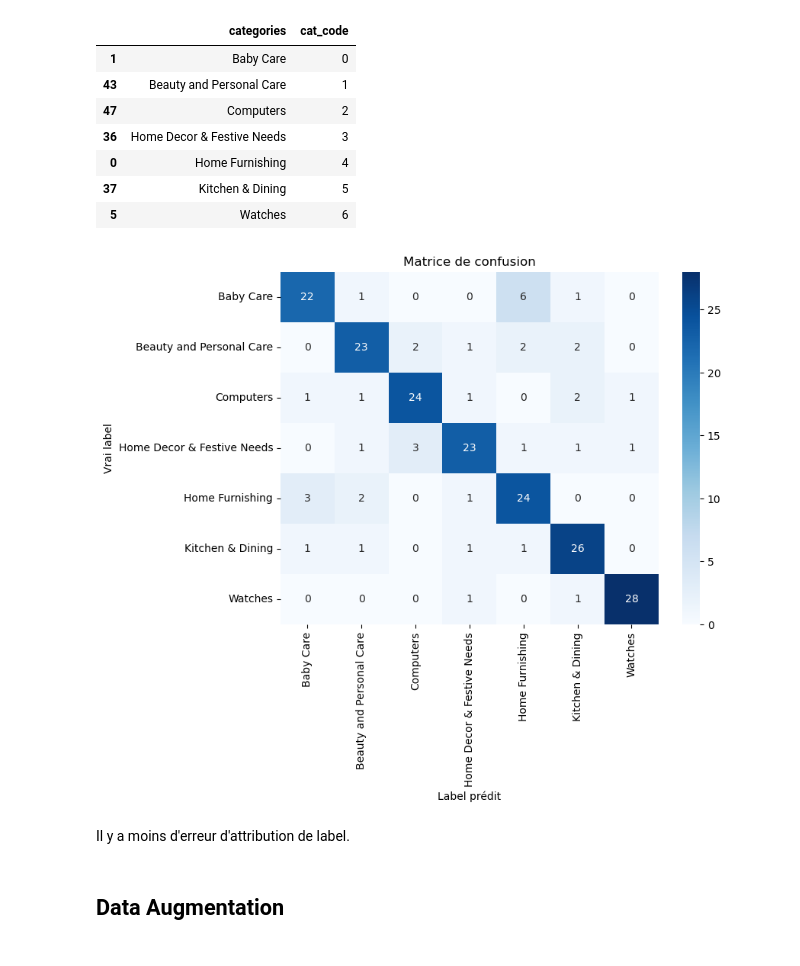
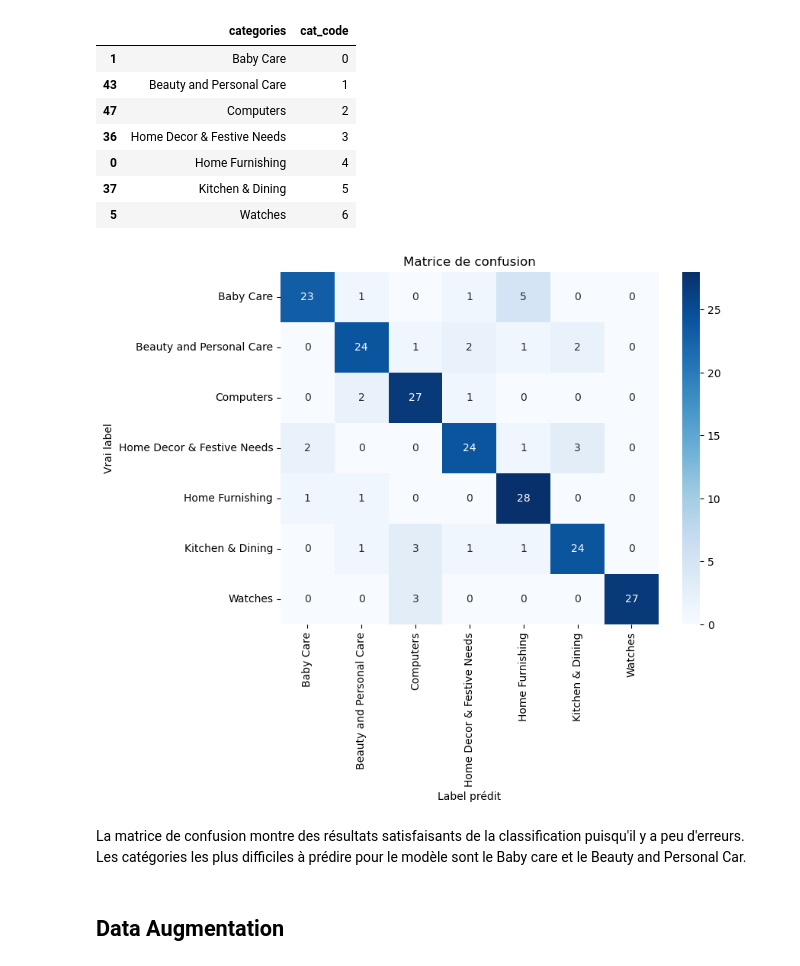
Before and after one commit to ManonVilla/OCProjet6, a Jupyter notebook: VILLA_Manon_3_CCN_Transfert_Learning.ipynb, the cells around one changed output. Saved outputs shown, nothing was run; the diff lists cells and outputs as text; code cells hidden in the pictures.

```diff
--- a/VILLA_Manon_3_CCN_Transfert_Learning.ipynb
+++ b/VILLA_Manon_3_CCN_Transfert_Learning.ipynb
@@ -576,4 +578,11 @@ y_val_num = np.argmax(y_val, axis=1)
 print(y_val_num)
 print()
 print(y_val_pred)
+
+y_test_num = np.argmax(y_test, axis=1)
+y_test_pred = np.argmax(model1.predict(X_test), axis=1)
+y_test_num = np.argmax(y_test, axis=1)
+print(y_test_num)
+print()
+print(y_test_pred)
 # %% [output]
@@ -640,30 +654,30 @@ mapping
 # %%
 from sklearn.metrics import confusion_matrix
 
 # 1. Crée un mapping catégorie -> cat_code entier
 mapping = dict(zip(df_cnn['categories'], df_cnn['cat_code'].astype(int)))
 
 # 2. Trie les catégories selon leur code
 sorted_items = sorted(mapping.items(), key=lambda item: item[1])
 categories_names = [k for k, v in sorted_items]
 
 # 3. Calcul de la confusion matrix
-conf_mat = confusion_matrix(y_val_num, y_val_pred_transform)
+conf_mat = confusion_matrix(y_test_num, y_test_pred)
 
 # 4. Transforme en DataFrame pour seaborn
 df_cm = pd.DataFrame(conf_mat, index=categories_names, columns=categories_names)
 
 # 5. Affiche la heatmap
 plt.figure(figsize=(8,6))
 sns.heatmap(df_cm, annot=True, fmt='d', cmap="Blues")
 plt.ylabel('Vrai label')
 plt.xlabel('Label prédit')
 plt.title('Matrice de confusion')
 plt.show()
 # %% [output]
-[figure, old version]
+[figure, new version]
 # %% [markdown]
-Il y a moins d'erreur d'attribution de label.
+La matrice de confusion montre des résultats satisfaisants de la classification puisqu'il y a peu d'erreurs. Les catégories les plus difficiles à prédire pour le modèle sont le Baby care et le Beauty and Personal Car.
 # %% [markdown]
 ## Data Augmentation
 # %%
```
Also changed, not shown: parts of 33 cells of this notebook, 6 other files.
